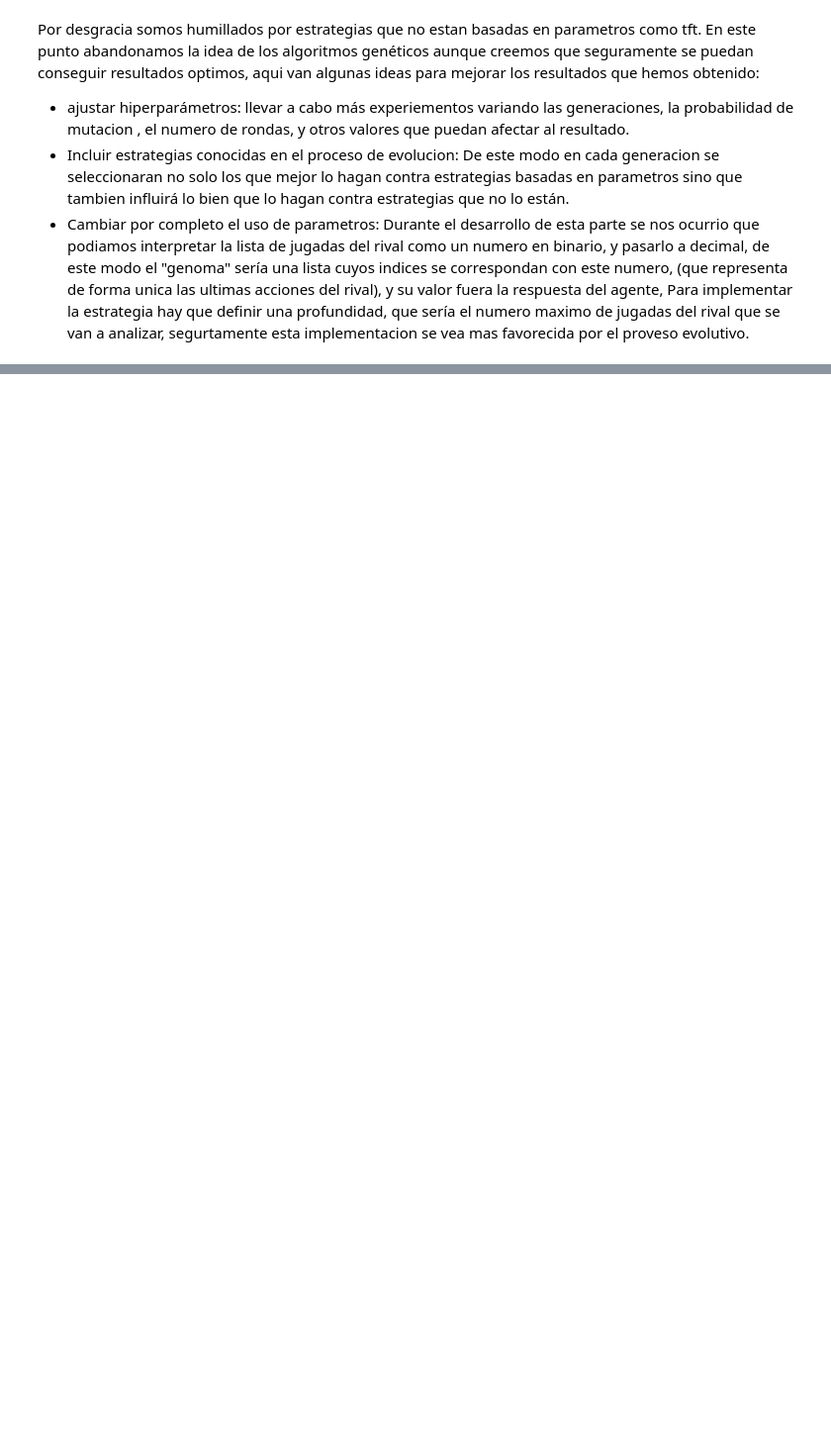
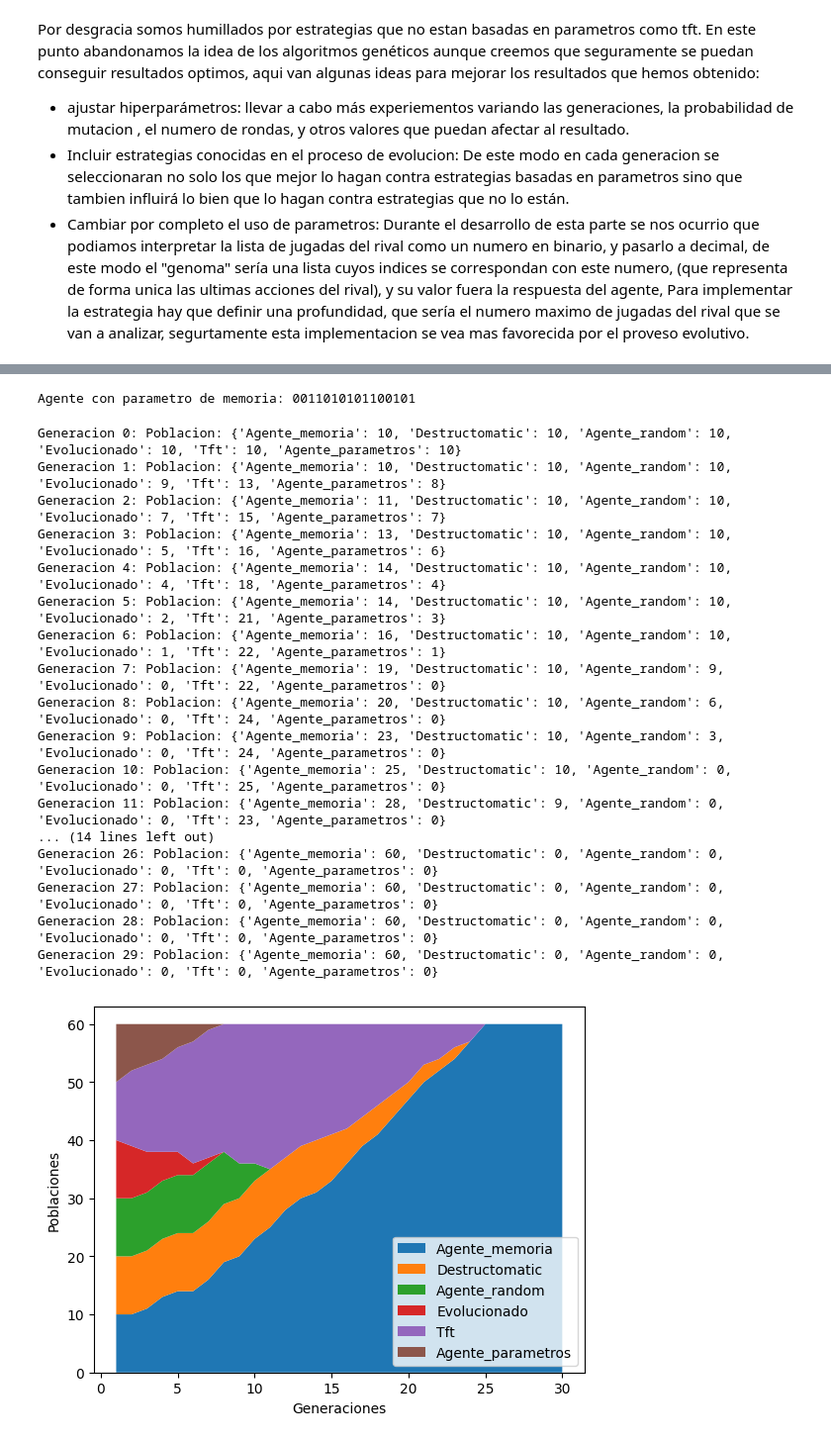
Before and after one commit to iocolopus/practica_1_aln, a Jupyter notebook: dpi/Razonamiento_etrategia.ipynb, the cells around one changed output, grey strips where cells are left out. Shown at 99% size. Saved outputs shown, nothing was run; the diff lists cells and outputs as text; code cells hidden in the pictures; blank space fills up the shorter version.

```diff
--- a/dpi/Razonamiento_etrategia.ipynb
+++ b/dpi/Razonamiento_etrategia.ipynb
@@ -298,0 +552,4 @@ Por desgracia somos humillados por estrategias que no estan basadas en parametro
+# %%
+agente_memoria_evolucionado
+# %% [output]
+Agente con parametro de memoria: 0011010101100101
@@ -298,0 +611,27 @@ Por desgracia somos humillados por estrategias que no estan basadas en parametro
+# %%
+destructomatic = Destructomatic(dilema=dp)
+# %%
+lista_jugadores = [agente_memoria_evolucionado, destructomatic, agente_random, agente_evolucionado, tft, agente_parametros_random]
+
+torneo_evolutivo = Torneo_evolutivo(lista_jugadores, generaciones=30, error=0.01, polacion_inicial=60, n_rondas=30)
+torneo_evolutivo.simular(imprimir=True)
+torneo_evolutivo.dibujar_resultados()
+# %% [output]
+Generacion 0: Poblacion: {'Agente_memoria': 10, 'Destructomatic': 10, 'Agente_random': 10, 'Evolucionado': 10, 'Tft': 10, 'Agente_parametros': 10}
+Generacion 1: Poblacion: {'Agente_memoria': 10, 'Destructomatic': 10, 'Agente_random': 10, 'Evolucionado': 9, 'Tft': 13, 'Agente_parametros': 8}
+Generacion 2: Poblacion: {'Agente_memoria': 11, 'Destructomatic': 10, 'Agente_random': 10, 'Evolucionado': 7, 'Tft': 15, 'Agente_parametros': 7}
+Generacion 3: Poblacion: {'Agente_memoria': 13, 'Destructomatic': 10, 'Agente_random': 10, 'Evolucionado': 5, 'Tft': 16, 'Agente_parametros': 6}
+Generacion 4: Poblacion: {'Agente_memoria': 14, 'Destructomatic': 10, 'Agente_random': 10, 'Evolucionado': 4, 'Tft': 18, 'Agente_parametros': 4}
+Generacion 5: Poblacion: {'Agente_memoria': 14, 'Destructomatic': 10, 'Agente_random': 10, 'Evolucionado': 2, 'Tft': 21, 'Agente_parametros': 3}
+Generacion 6: Poblacion: {'Agente_memoria': 16, 'Destructomatic': 10, 'Agente_random': 10, 'Evolucionado': 1, 'Tft': 22, 'Agente_parametros': 1}
+Generacion 7: Poblacion: {'Agente_memoria': 19, 'Destructomatic': 10, 'Agente_random': 9, 'Evolucionado': 0, 'Tft': 22, 'Agente_parametros': 0}
+Generacion 8: Poblacion: {'Agente_memoria': 20, 'Destructomatic': 10, 'Agente_random': 6, 'Evolucionado': 0, 'Tft': 24, 'Agente_parametros': 0}
+Generacion 9: Poblacion: {'Agente_memoria': 23, 'Destructomatic': 10, 'Agente_random': 3, 'Evolucionado': 0, 'Tft': 24, 'Agente_parametros': 0}
+Generacion 10: Poblacion: {'Agente_memoria': 25, 'Destructomatic': 10, 'Agente_random': 0, 'Evolucionado': 0, 'Tft': 25, 'Agente_parametros': 0}
+Generacion 11: Poblacion: {'Agente_memoria': 28, 'Destructomatic': 9, 'Agente_random': 0, 'Evolucionado': 0, 'Tft': 23, 'Agente_parametros': 0}
+... (14 lines left out)
+Generacion 26: Poblacion: {'Agente_memoria': 60, 'Destructomatic': 0, 'Agente_random': 0, 'Evolucionado': 0, 'Tft': 0, 'Agente_parametros': 0}
+Generacion 27: Poblacion: {'Agente_memoria': 60, 'Destructomatic': 0, 'Agente_random': 0, 'Evolucionado': 0, 'Tft': 0, 'Agente_parametros': 0}
+Generacion 28: Poblacion: {'Agente_memoria': 60, 'Destructomatic': 0, 'Agente_random': 0, 'Evolucionado': 0, 'Tft': 0, 'Agente_parametros': 0}
+Generacion 29: Poblacion: {'Agente_memoria': 60, 'Destructomatic': 0, 'Agente_random': 0, 'Evolucionado': 0, 'Tft': 0, 'Agente_parametros': 0}
+[figure, added]
```
Also changed, not shown: parts of 21 cells of this notebook, 2 other files.
